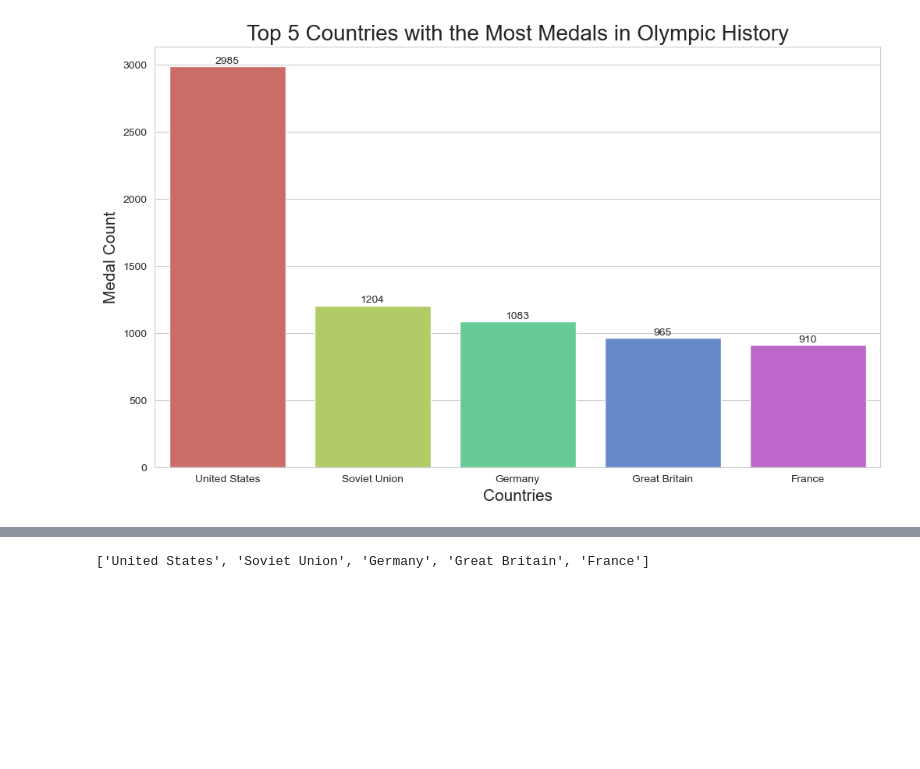
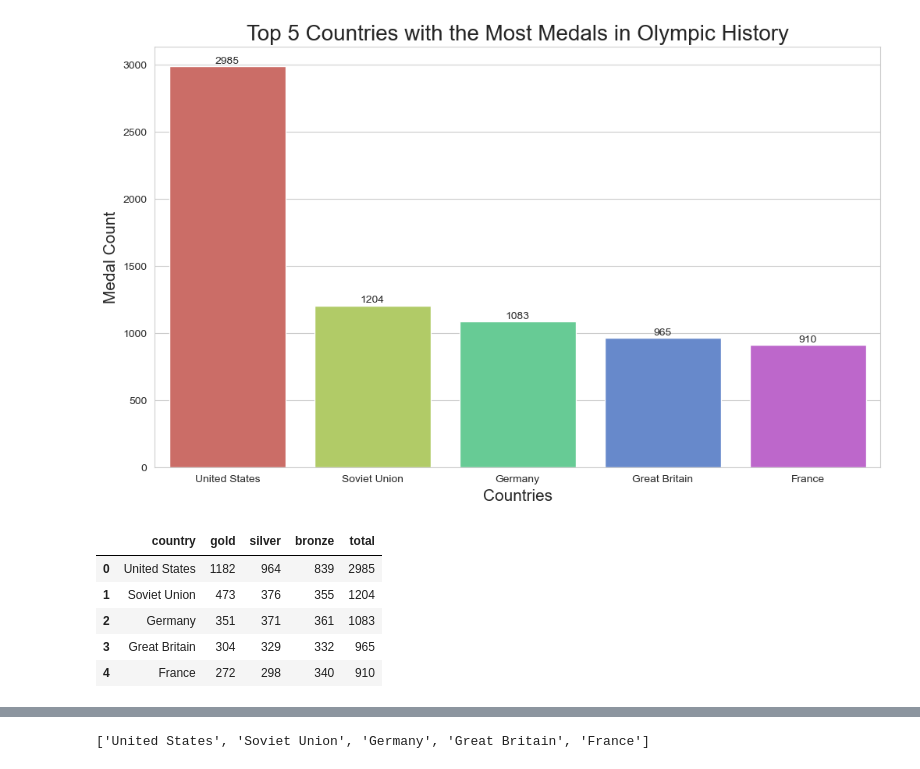
Before and after one commit to gururaser/data-analysis-of-olympic-games, a Jupyter notebook: data_analysis_of_olympic_games.ipynb, the cells around one changed output, grey strips where cells are left out. Drawn from its saved outputs; the diff is of its cells as text; code cells hidden in the pictures; blank space fills up the shorter version.

```diff
--- a/data_analysis_of_olympic_games.ipynb
+++ b/data_analysis_of_olympic_games.ipynb
@@ -350,3 +346,13 @@ plt.savefig("top5_medal_countries.png", dpi=300,bbox_inches = 'tight')
 plt.show()
 # %% [output]
 [figure]
+# %%
+medals_total_group = medals.groupby("country").sum().sort_values(by = "total", ascending = False).reset_index()[['country','gold','silver','bronze','total']]
+medals_total_group.head(5)
+# %% [output]
+|  | country | gold | silver | bronze | total |
+| 0 | United States | 1182 | 964 | 839 | 2985 |
+| 1 | Soviet Union | 473 | 376 | 355 | 1204 |
+| 2 | Germany | 351 | 371 | 361 | 1083 |
+| 3 | Great Britain | 304 | 329 | 332 | 965 |
+| 4 | France | 272 | 298 | 340 | 910 |
```
Also changed, not shown: parts of 6 cells of this notebook.
